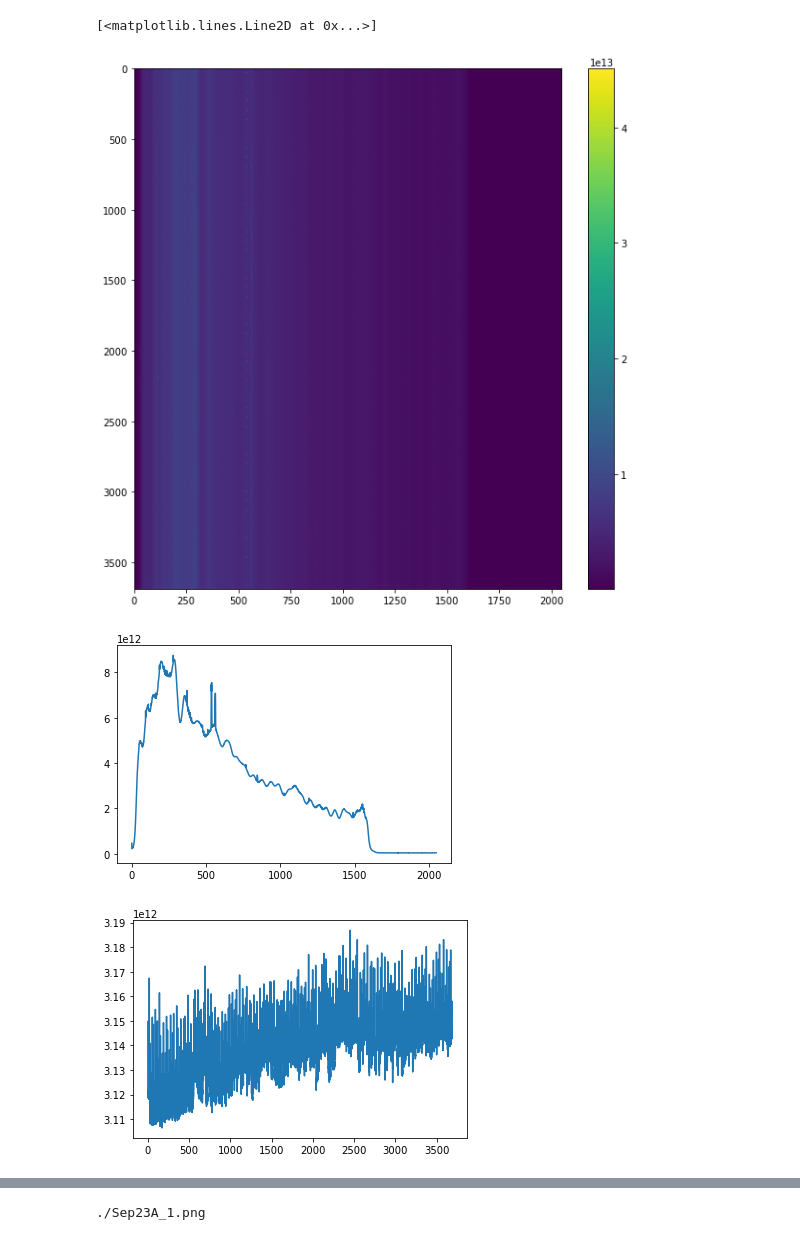
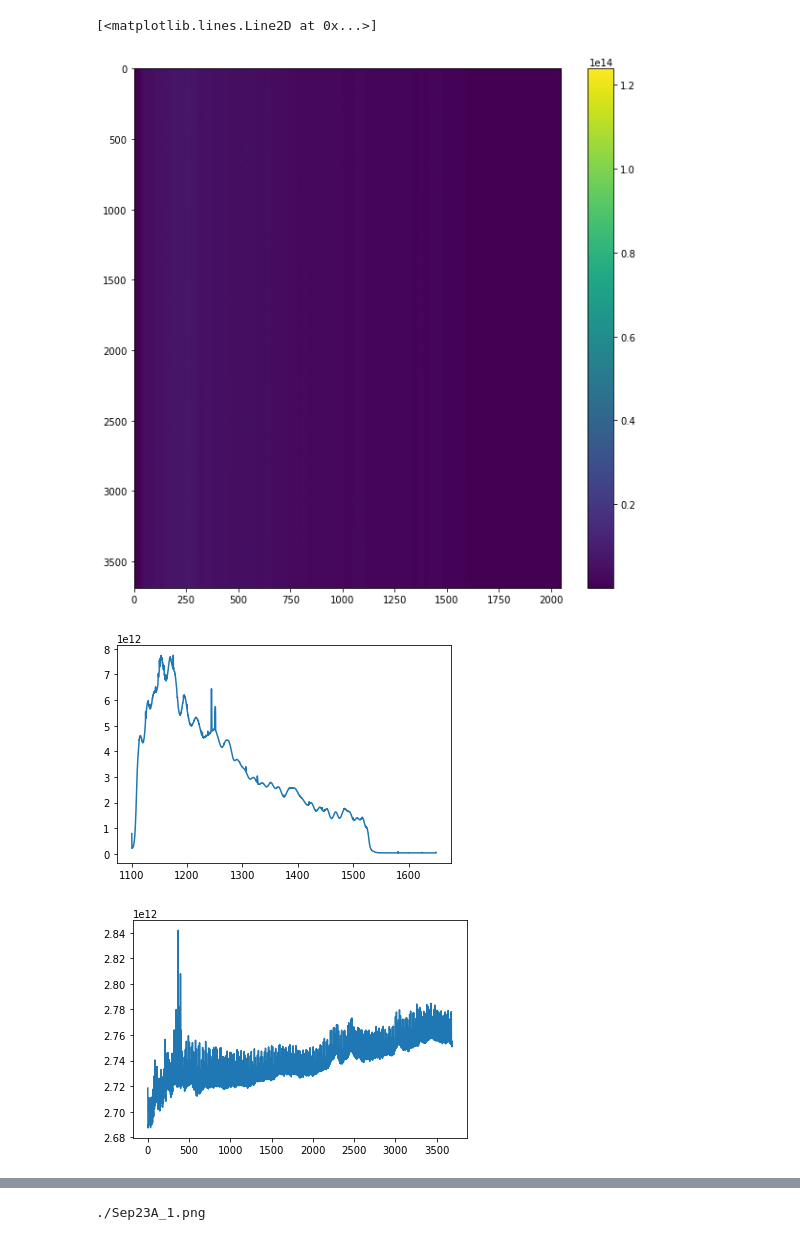
Before and after one commit to bmxdemo/bmxhacks, a Jupyter notebook: ipynb/difftest.ipynb, the cells around one changed output, grey strips where cells are left out. Cells and saved outputs as stored; diff of their text form; code cells hidden in the pictures.

```diff
--- a/ipynb/difftest.ipynb
+++ b/ipynb/difftest.ipynb
@@ -3,7 +3,7 @@ import bmxdata as bmx
 import matplotlib.pyplot as plt
 import numpy as np
 # %%
-root='bmxdata/raw/1909/190921_0500'
+root='/astro/u/anze/bmxdata/raw/1909/190924_0500'
 # %%
 da1=bmx.BMXFile(root+"_D1.data")
 # %%
@@ -11,19 +20,19 @@ da2=bmx.BMXFile(root+"_D2.data")
 # %%
 #dax=da1.data['chan1_1'][:2500]; Navg=512*32; freq=da1.freq[1]
 dax=da1.data['chan1_0']; Navg=8192*32; freq=da1.freq[0]
 
 plt.figure(figsize=(10,10))
 plt.imshow((dax),aspect='auto')
 plt.colorbar()
 plt.figure()
-plt.plot(dax.mean(axis=0))
+plt.plot(da1.freq[0],dax.mean(axis=0))
 plt.figure()
 plt.plot(dax.mean(axis=1))
 # %% [output]
 [<matplotlib.lines.Line2D at 0x...>]
-[figure, old version]
+[figure, new version]
-[figure, old version]
+[figure, new version]
-[figure, old version]
+[figure, new version]
 # %%
 dax2=(dax[::2]-dax[1::2])/(0.5*(dax[::2]+dax[1::2]))
 plt.figure(figsize=(10,10))
```
Also changed, not shown: parts of 6 cells of this notebook, 1 other file.
